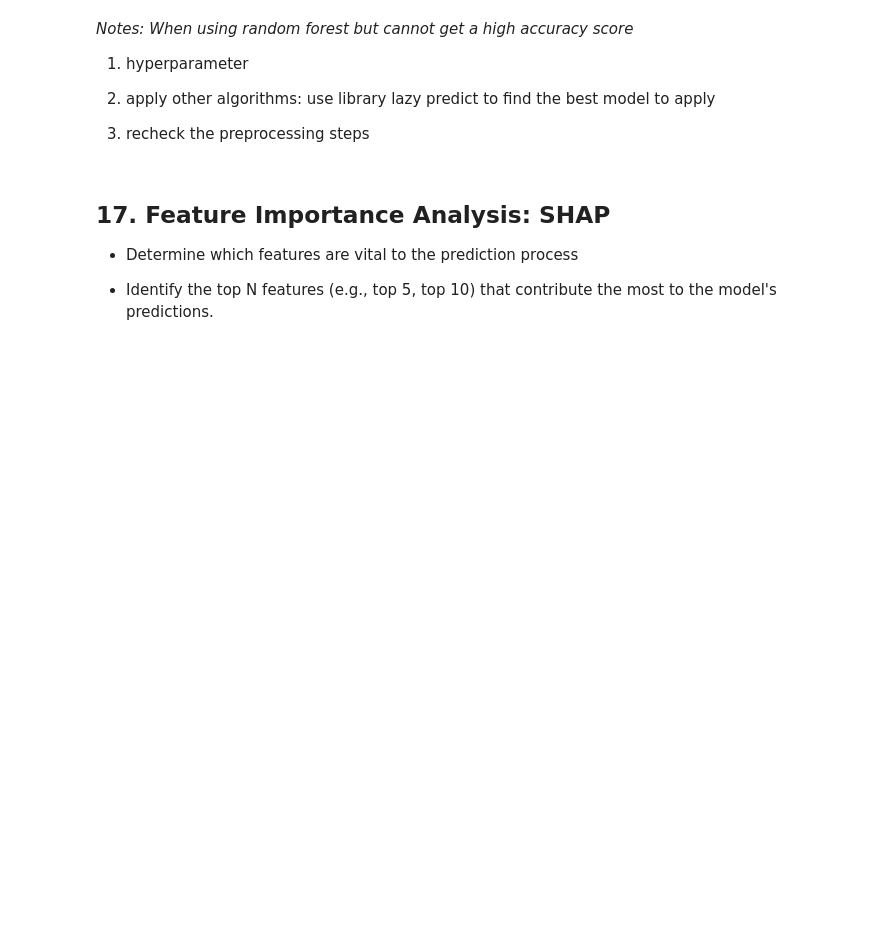
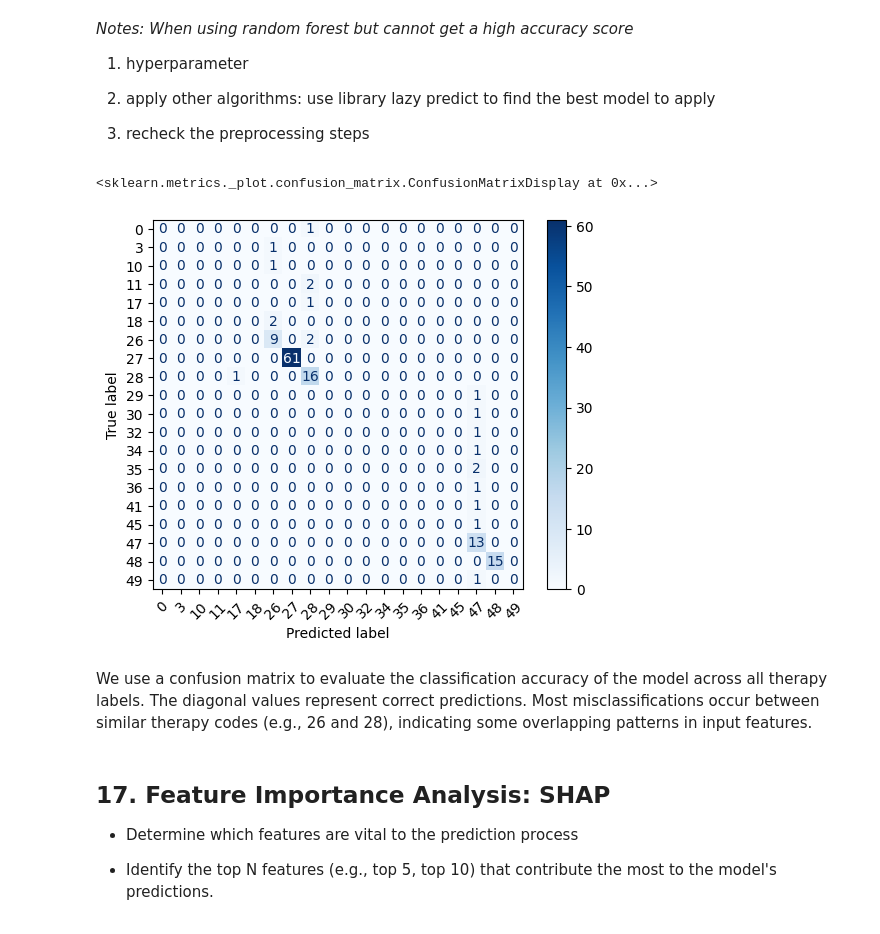
Before and after one commit to baoyuexing20242024/Intern_Project, a Jupyter notebook: Phase_1.ipynb, the cells around one changed output. Drawn from its saved outputs; the diff is of its cells as text; code cells hidden in the pictures; blank space fills up the shorter version.

```diff
--- a/Phase_1.ipynb
+++ b/Phase_1.ipynb
@@ -742,6 +742,19 @@ Test F1 Score: 0.7969452358341248
 2. apply other algorithms: use library lazy predict to find the best model to apply
 
 3. recheck the preprocessing steps
+# %%
+import numpy as np
+from sklearn.metrics import confusion_matrix, ConfusionMatrixDisplay
+
+labels = np.unique(y_test)
+cm = confusion_matrix(y_test, y_pred, labels=labels)
+disp = ConfusionMatrixDisplay(confusion_matrix=cm, display_labels=labels)
+disp.plot(cmap="Blues", xticks_rotation=45)
+# %% [output]
+<sklearn.metrics._plot.confusion_matrix.ConfusionMatrixDisplay at 0x...>
+[figure, added]
+# %% [markdown]
+We use a confusion matrix to evaluate the classification accuracy of the model across all therapy labels. The diagonal values represent correct predictions. Most misclassifications occur between similar therapy codes (e.g., 26 and 28), indicating some overlapping patterns in input features.
 # %% [markdown]
 ## 17. Feature Importance Analysis: **SHAP**
 
```
Also changed, not shown: parts of 8 cells of this notebook.
